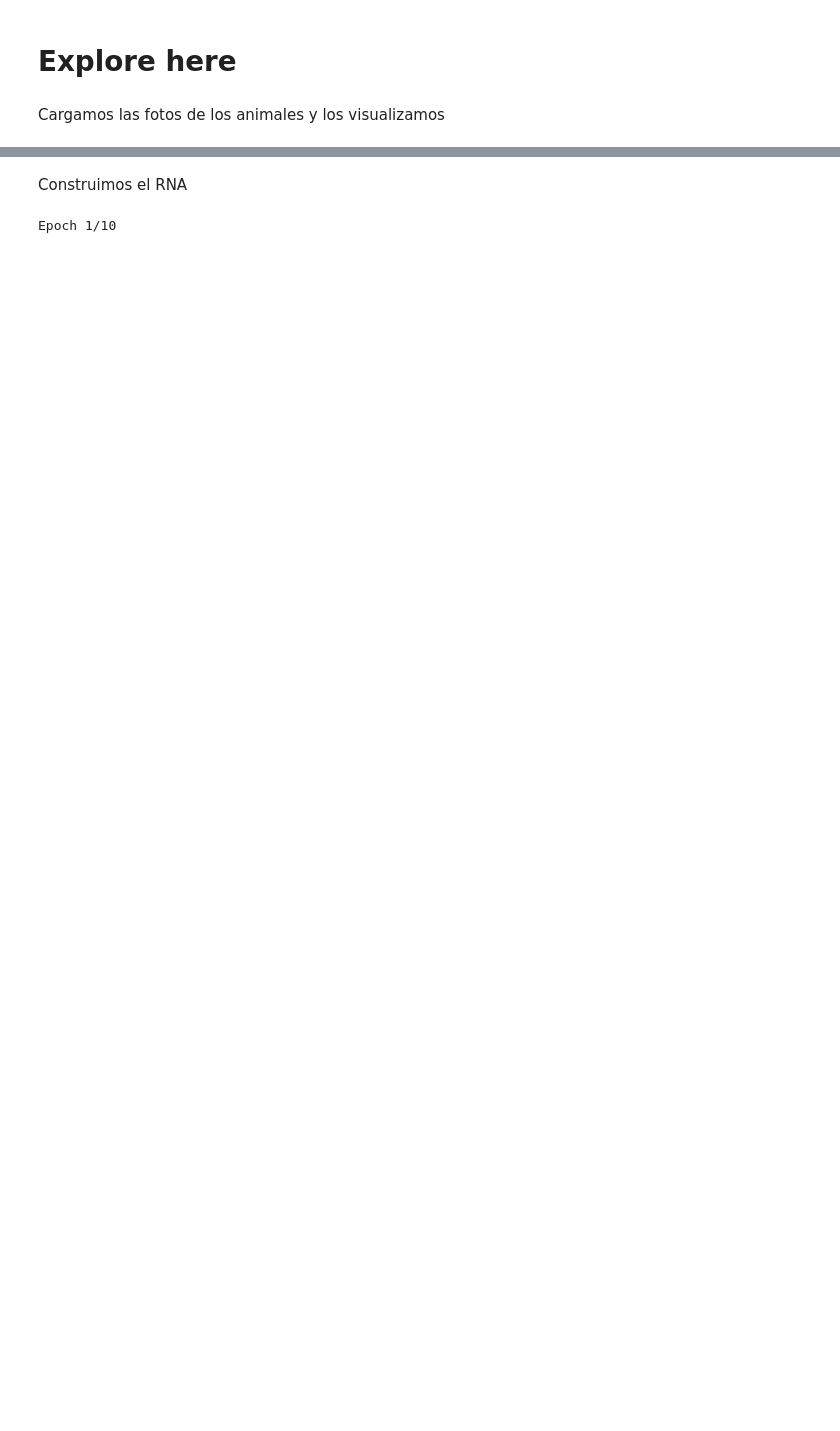
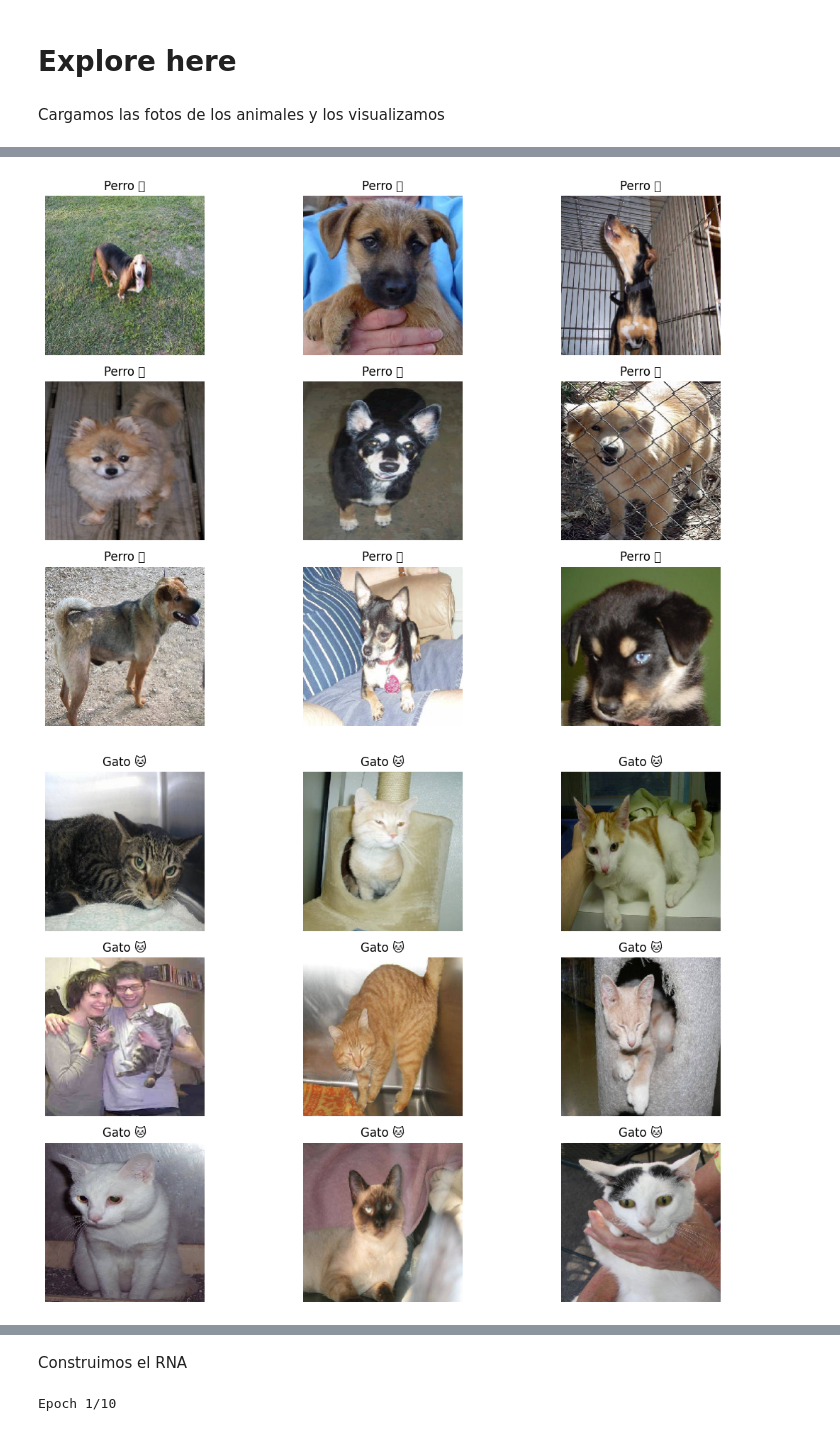
Before and after one commit to KALGonzalez/ML-Clasificar-Imagenes, a Jupyter notebook: src/explore.ipynb, the cells around one changed output, grey strips where cells are left out. Saved outputs shown, nothing was run; the diff lists cells and outputs as text; code cells hidden in the pictures; blank space fills up the shorter version.

```diff
--- a/src/explore.ipynb
+++ b/src/explore.ipynb
@@ -53,3 +41,40 @@ Found 2 images belonging to 2 classes.
+# %%
+import os
+import matplotlib.pyplot as plt
+from tensorflow.keras.preprocessing import image
+import numpy as np
+
+# --- CONFIGURA LAS RUTAS ---
+data_dir = "../data/raw"  # Asegúrate de que sea la ruta correcta
+dog_dir = os.path.join(data_dir, "dog")
+cat_dir = os.path.join(data_dir, "cat")
+
+# --- FUNCIÓN PARA MOSTRAR 9 IMÁGENES ---
+def mostrar_imagenes(ruta_carpeta, titulo, max_imagenes=9):
+    archivos = os.listdir(ruta_carpeta)
+    archivos = [f for f in archivos if f.endswith((".jpg", ".jpeg", ".png"))]  # solo imágenes
+    archivos = archivos[:max_imagenes]
+
+    plt.figure(figsize=(12, 8))
+    for i, nombre_archivo in enumerate(archivos):
+        img_path = os.path.join(ruta_carpeta, nombre_archivo)
+        img = image.load_img(img_path, target_size=(224, 224))  # tamaño para MobileNet
+        img_array = image.img_to_array(img) / 255.0
+
+        plt.subplot(3, 3, i + 1)
+        plt.imshow(img_array)
+        plt.axis("off")
+        plt.title(titulo)
+
+    plt.tight_layout()
+    plt.show()
+
+# --- MOSTRAR IMÁGENES ---
+mostrar_imagenes(dog_dir, "Perro 🐶")
+mostrar_imagenes(cat_dir, "Gato 🐱")
+# %% [output]
+[figure, added]
+[figure, added]
 # %%
 base_model = MobileNetV2(input_shape=(224, 224, 3), include_top=False, weights='imagenet')
 base_model.trainable = False  # Congelar capa base
```
Also changed, not shown: parts of 6 cells of this notebook, 3 other files.
